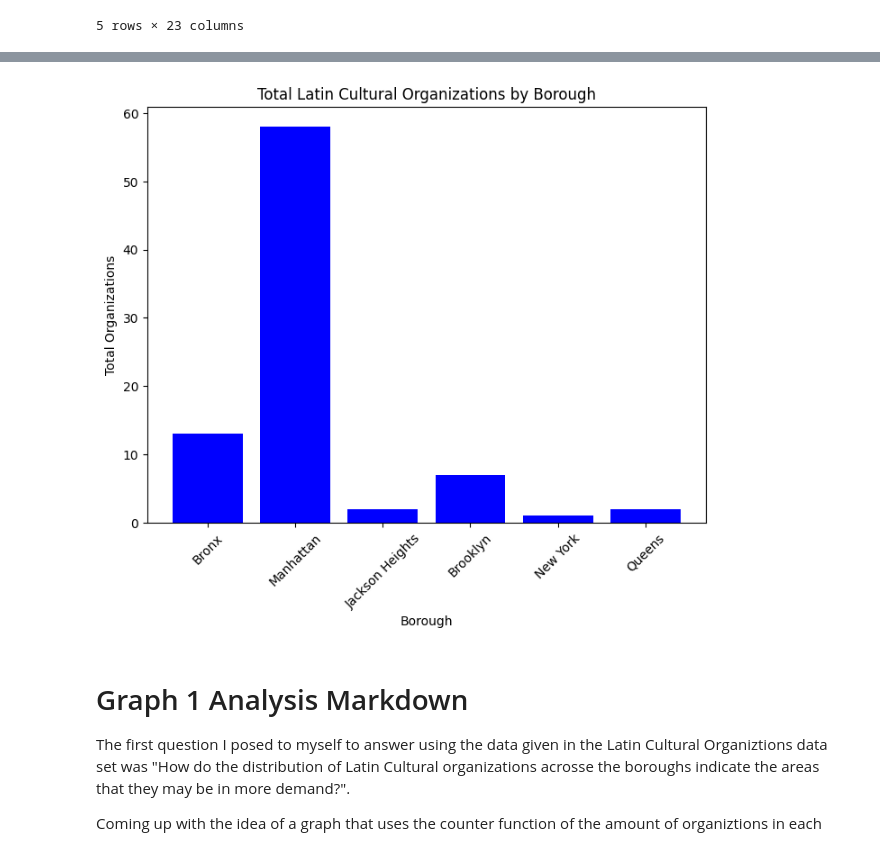
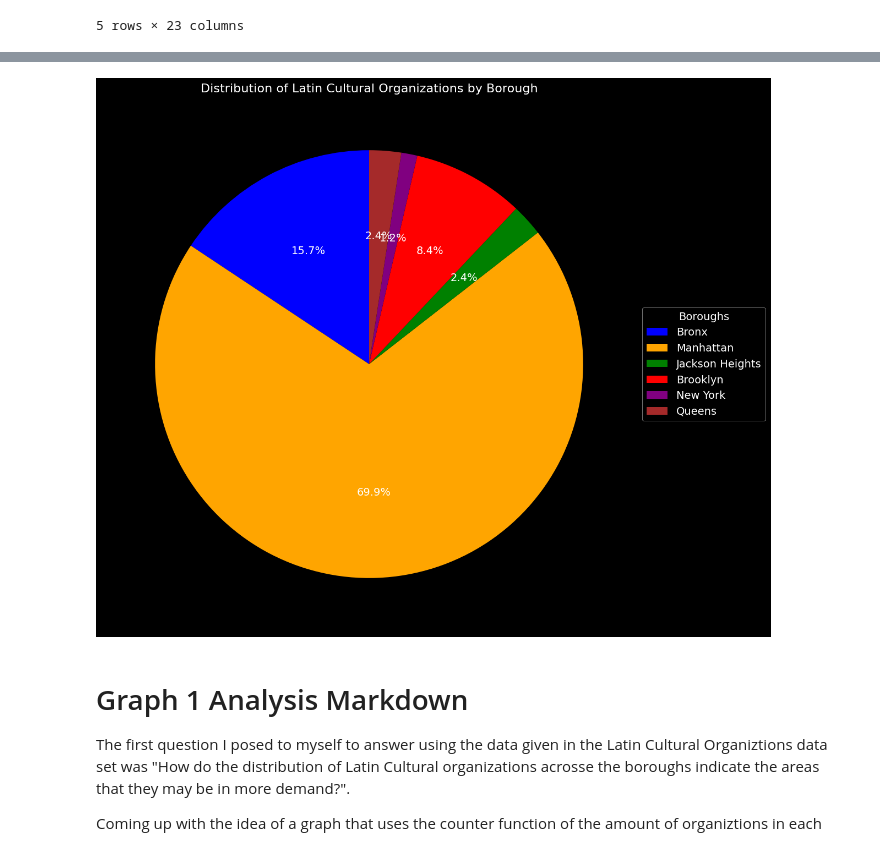
Before and after one commit to ghYeet42/unit-2-data-sci, a Jupyter notebook: new.ipynb, the cells around one changed output, grey strips where cells are left out. Saved outputs shown, nothing was run; the diff lists cells and outputs as text; code cells hidden in the pictures.

```diff
--- a/new.ipynb
+++ b/new.ipynb
@@ -31,35 +44,29 @@ Counter({'Manhattan': 58,
 # %%
-Counter(df["Borough"])
-
-#theComparison = df.groupby("Survived").Age.mean()
-
-# Assuming df is your DataFrame
+df.head()
+# Set the 'Solarize_Light2' style
+pplt.style.use('dark_background')
 
 # Count the total amount of Latin Cultural Organizations by borough
 latin_org_count = Counter(df["Borough"])
 
 # Specify names and corresponding values for the plot
 boroughs = list(latin_org_count.keys())
 org_counts = list(latin_org_count.values())
 
-# Create a single subplot (1 row, 1 column)
-fig, ax = pplt.subplots(figsize=(8, 6))
+# Create a pie chart
+fig, ax = pplt.subplots(figsize=(27, 12))
+wedges, texts, autotexts = ax.pie(org_counts, labels=None, autopct='%1.1f%%', startangle=90, colors=['blue', 'orange', 'green', 'red', 'purple', 'brown', 'pink'])
 
-# Plotting the data as a bar graph
-ax.bar(boroughs, org_counts, color='blue')
+# Adding legends for each borough
+ax.legend(wedges, boroughs, title='Boroughs', loc='center left', bbox_to_anchor=(1, 0, 0.5, 1))
 
-# Setting the title and labels for the plot
-pplt.title('Total Latin Cultural Organizations by Borough')
-pplt.xlabel('Borough')
-pplt.ylabel('Total Organizations')
+# Setting the title for the plot (optional, you can remove this line)
+pplt.title('Distribution of Latin Cultural Organizations by Borough')
 
-# Rotate x-axis labels for better visibility if needed
-pplt.xticks(rotation=45)
-
-# Display the bar graph
+# Display the pie chart
 pplt.show()
 # %% [output]
-[figure, old version]
+[figure, new version]
 # %% [markdown]
 # Graph 1 Analysis Markdown
 
```
Also changed, not shown: parts of 7 cells of this notebook.
